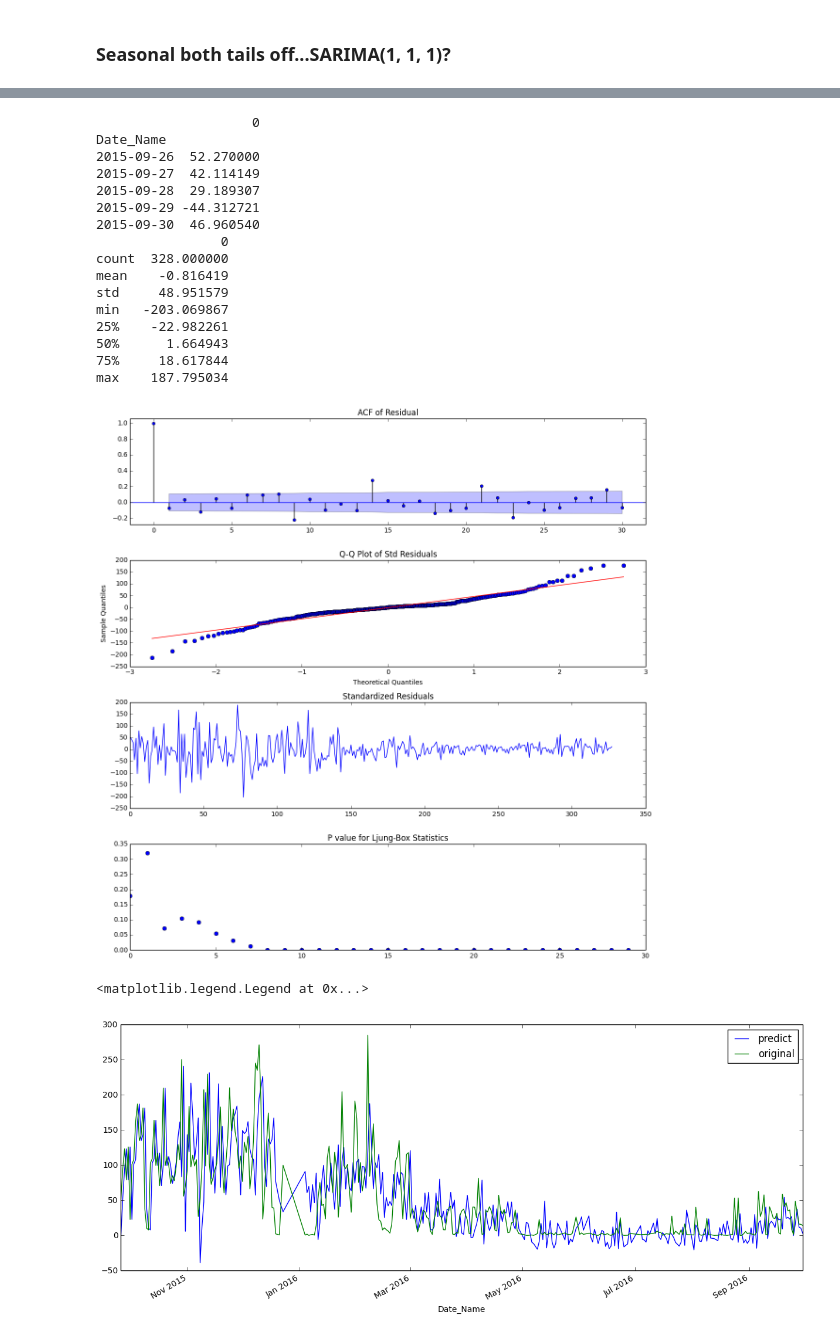
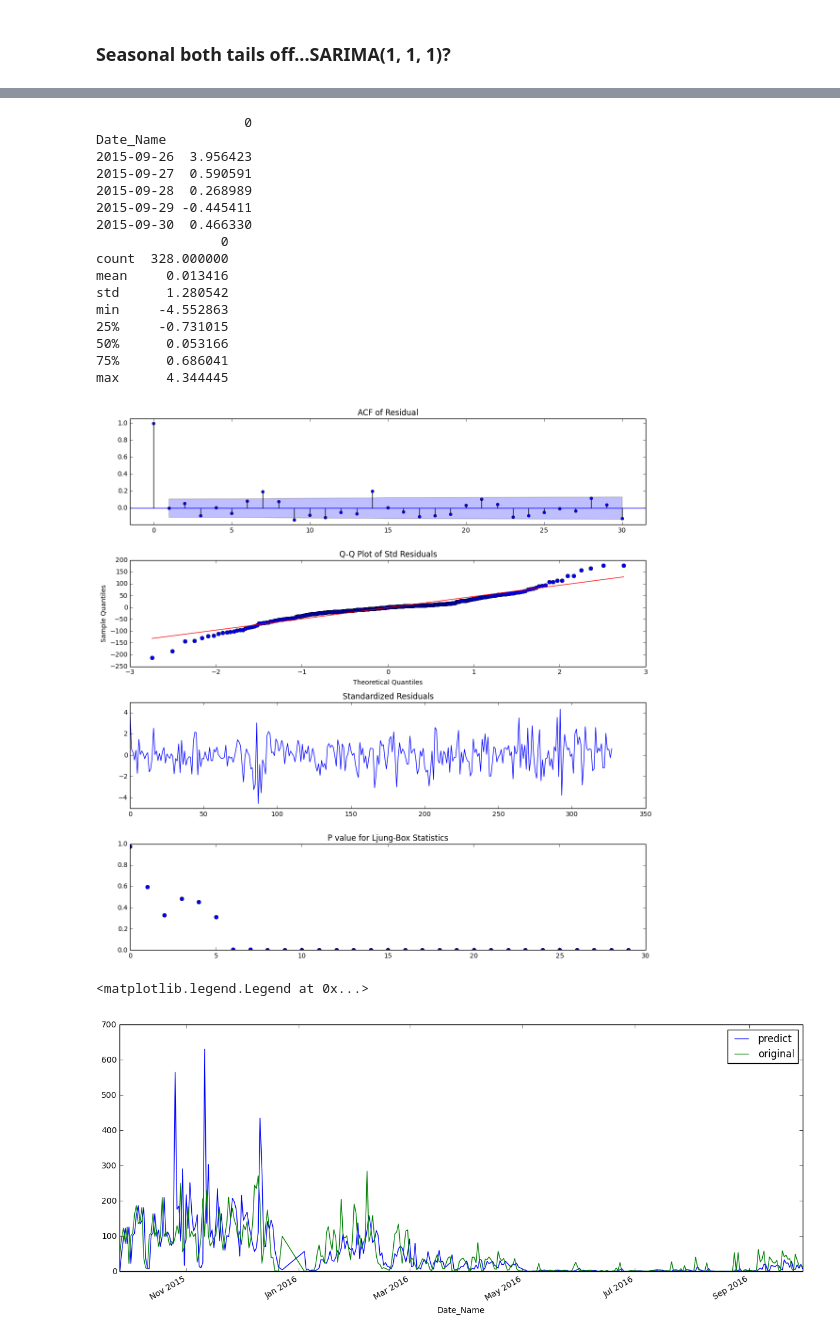
Before and after one commit to wernerchao/compass-digital-labs-test, a Jupyter notebook: explore/Group By Date.ipynb, the cells around one changed output, grey strips where cells are left out. Cells and saved outputs as stored; diff of their text form; code cells hidden in the pictures.

Commit message:
fixed negative prediction with log

```diff
--- a/explore/Group By Date.ipynb
+++ b/explore/Group By Date.ipynb
@@ -276,7 +281,7 @@ Warnings:
 [1] Covariance matrix calculated using the outer product of gradients (complex-step).
 # %%
 # This seems to generate better AIC/BIC...
-mod = sm.tsa.statespace.SARIMAX(temp_A, trend='n', order=(1,1,1), seasonal_order=(1,1,1,30))
+mod = sm.tsa.statespace.SARIMAX(np.log(temp_A), trend='n', order=(1,1,1), seasonal_order=(1,1,1,30))
 results_3 = mod.fit()
 print results_3.summary()
 # %% [output]
@@ -302,22 +307,22 @@ residuals = pd.DataFrame(results_3.resid)
 print residuals.head()
 print residuals.describe()
 # %% [output]
-                    0
+                   0
 Date_Name
-2015-09-26  52.270000
-2015-09-27  42.114149
-2015-09-28  29.189307
-2015-09-29 -44.312721
-2015-09-30  46.960540
+2015-09-26  3.956423
+2015-09-27  0.590591
+2015-09-28  0.268989
+2015-09-29 -0.445411
+2015-09-30  0.466330
                 0
 count  328.000000
-mean    -0.816419
-std     48.951579
-min   -203.069867
-25%    -22.982261
-50%      1.664943
-75%     18.617844
-max    187.795034
+mean     0.013416
+std      1.280542
+min     -4.552863
+25%     -0.731015
+50%      0.053166
+75%      0.686041
+max      4.344445
 # %%
 fig = plt.figure(figsize=(12,12))
 
@@ -342,16 +347,16 @@ ax4 = plt.plot(temp_q_stat[1], 'o')
 
 plt.tight_layout()
 # %% [output]
-[figure, old version]
+[figure, new version]
 # %%
-pred = results_3.predict()
-pred_90 = results_3.predict(start=327, end=418, dynamic=True)
+pred = np.exp(results_3.predict())
+pred_90 = np.exp(results_3.predict(start=327, end=418, dynamic=True))
 pred.plot(label='predict')
 temp_A.plot(label='original')
 plt.legend()
 # %% [output]
 <matplotlib.legend.Legend at 0x...>
-[figure, old version]
+[figure, new version]
 # %%
 pred_90.plot()
 # %% [output]
```
Also changed, not shown: parts of 12 cells of this notebook.
